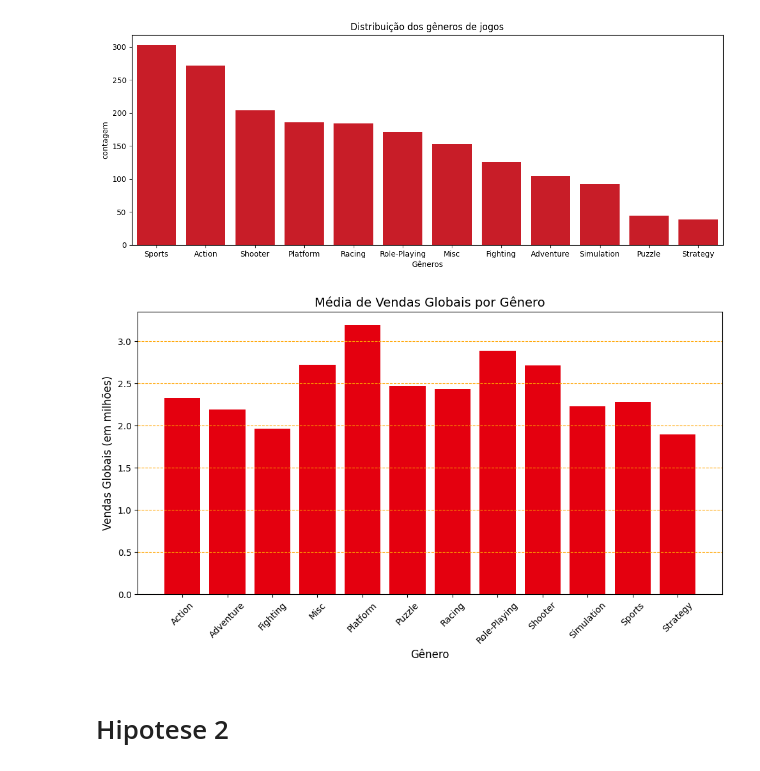
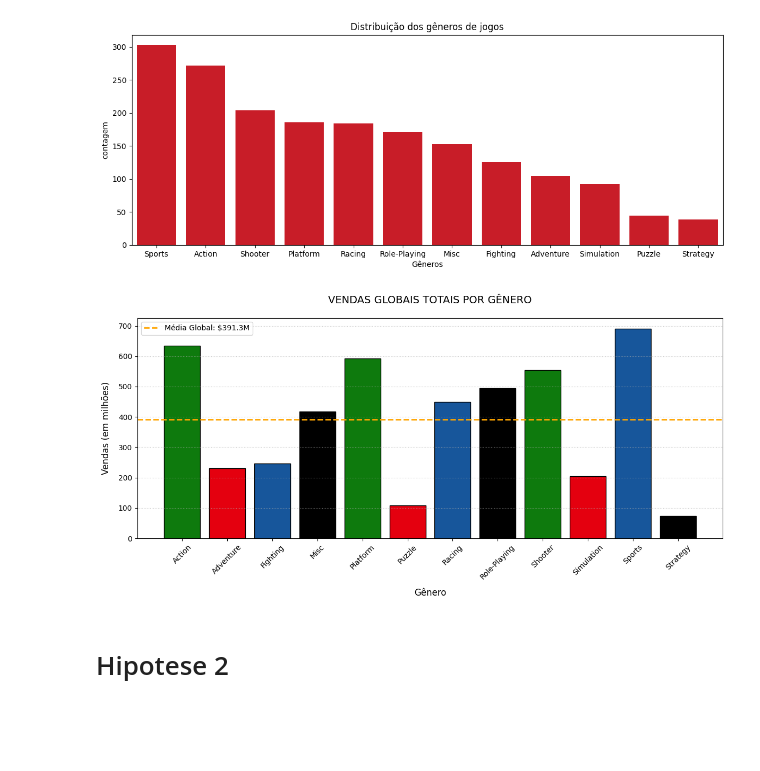
Before and after one commit to EdsonGiannini/Global-Video-Game-Sales-and-Reviews, a Jupyter notebook: MVP_2_0.ipynb, the cells around one changed output. Drawn from its saved outputs; the diff is of its cells as text; code cells hidden in the pictures; blank space fills up the shorter version.

```diff
--- a/MVP_2_0.ipynb
+++ b/MVP_2_0.ipynb
@@ -200,27 +200,40 @@ plt.ylabel('contagem')
 Text(0, 0.5, 'contagem')
 [figure]
 # %%
-media_por_genero = df.groupby('Genre')['Global'].mean().reset_index()
-media_por_genero.columns = ['Gênero', 'Média de Vendas Globais']
+soma_por_genero = df.groupby('Genre')['Global'].sum().reset_index()
+soma_por_genero.columns = ['Gênero', 'Vendas Globais Totais']
 
-# 3. Criar gráfico de barras
-plt.figure(figsize=(10, 6))
+plt.figure(figsize=(12, 6))
 bars = plt.bar(
-    media_por_genero['Gênero'],
-    media_por_genero['Média de Vendas Globais'],
-    color='#e4000f',
+    soma_por_genero['Gênero'],
+    soma_por_genero['Vendas Globais Totais'],
+    color=['#0e7a0d','#e4000f', '#17569b', 'black'],  # Cores personalizadas
+    edgecolor='black'
 )
 
-plt.title('Média de Vendas Globais por Gênero', fontsize=14)
-plt.xlabel('Gênero', fontsize=12)
-plt.ylabel('Vendas Globais (em milhões)', fontsize=12)
+
+# Personalização do gráfico
+plt.title('VENDAS GLOBAIS TOTAIS POR GÊNERO', fontsize=14, pad=20)
+plt.xlabel('Gênero', fontsize=12, labelpad=10)
+plt.ylabel('Vendas (em milhões)', fontsize=12, labelpad=10)
 plt.xticks(rotation=45)
-plt.grid(axis='y', linestyle='--', color='orange')
+plt.grid(axis='y', linestyle=':', alpha=0.7)
+
+# Adicionar linha da média geral
+media_global = df['Global'].sum() / len(soma_por_genero)
+plt.axhline(
+    y=media_global,
+    color='orange',
+    linestyle='--',
+    linewidth=2,
+    label=f'Média Global: ${media_global:,.1f}M'
+)
+plt.legend()
 
 plt.tight_layout()
 plt.show()
 # %% [output]
-[figure, old version]
+[figure, new version]
 # %% [markdown]
 # Hipotese 2
 # %% [markdown]
```
Also changed, not shown: parts of 1 cell of this notebook.
